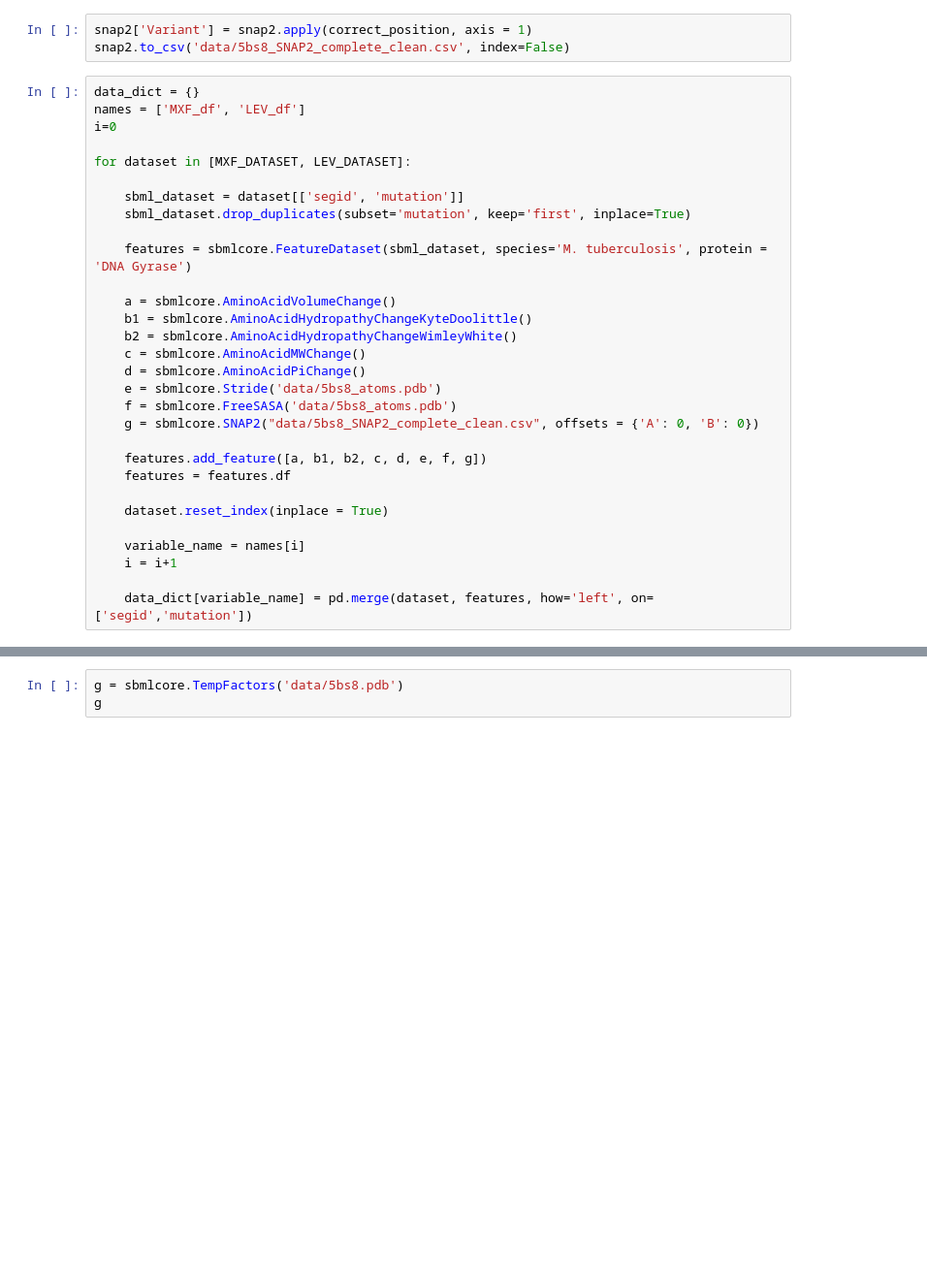
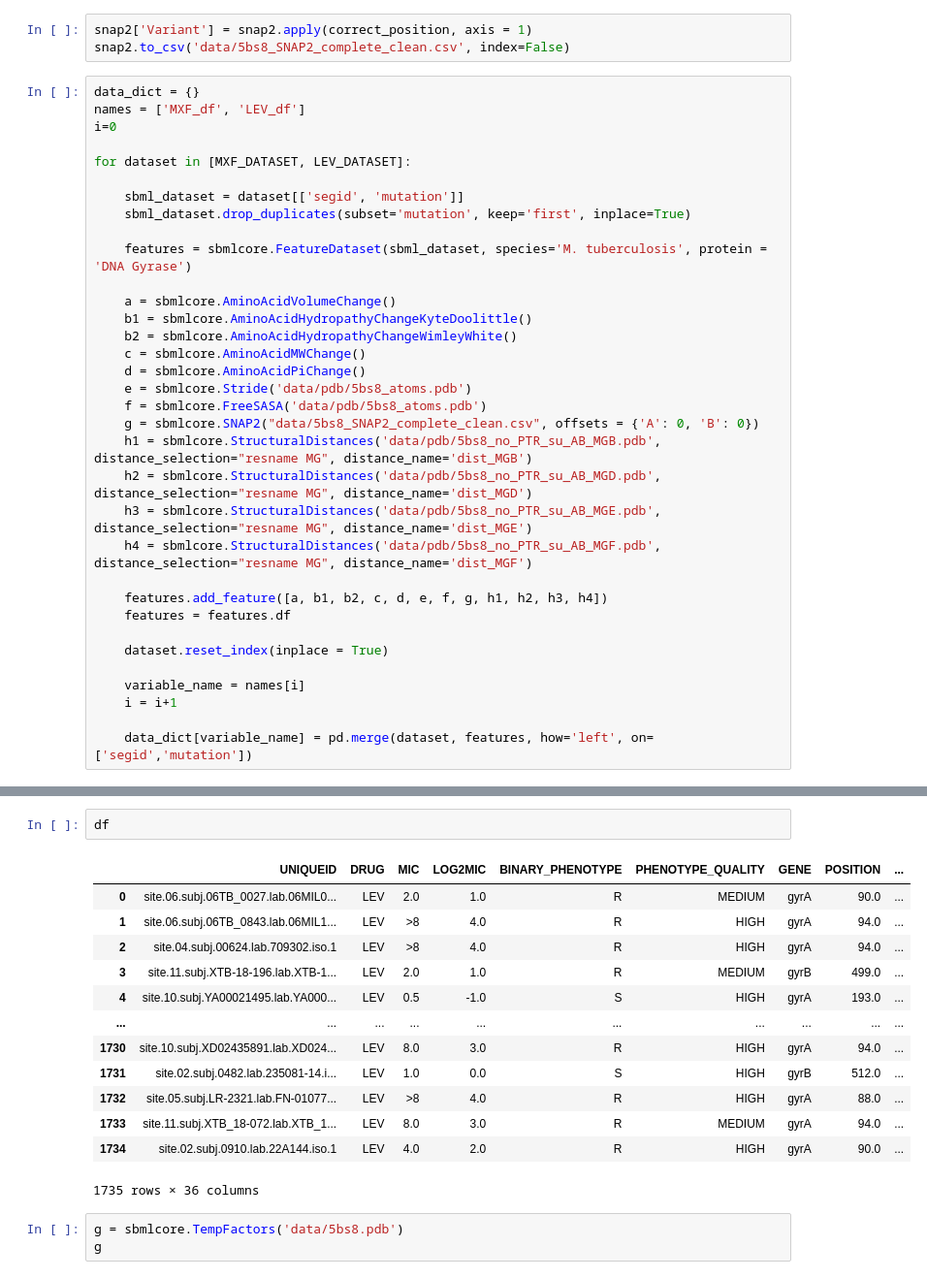
Before and after one commit to viktoria023/predict_FQ_resistance, a Jupyter notebook: 01_Dataset_prep.ipynb, the cells around one changed output, grey strips where cells are left out. Shown at 97% size. Drawn from its saved outputs; the diff is of its cells as text; blank space fills up the shorter version.

Commit message:
included distance to MG ions as features

```diff
--- a/01_Dataset_prep.ipynb
+++ b/01_Dataset_prep.ipynb
@@ -265,11 +267,15 @@ for dataset in [MXF_DATASET, LEV_DATASET]:
     b2 = sbmlcore.AminoAcidHydropathyChangeWimleyWhite()
     c = sbmlcore.AminoAcidMWChange()
     d = sbmlcore.AminoAcidPiChange()
-    e = sbmlcore.Stride('data/5bs8_atoms.pdb')
-    f = sbmlcore.FreeSASA('data/5bs8_atoms.pdb')
+    e = sbmlcore.Stride('data/pdb/5bs8_atoms.pdb')
+    f = sbmlcore.FreeSASA('data/pdb/5bs8_atoms.pdb')
     g = sbmlcore.SNAP2("data/5bs8_SNAP2_complete_clean.csv", offsets = {'A': 0, 'B': 0})
+    h1 = sbmlcore.StructuralDistances('data/pdb/5bs8_no_PTR_su_AB_MGB.pdb', distance_selection="resname MG", distance_name='dist_MGB')
+    h2 = sbmlcore.StructuralDistances('data/pdb/5bs8_no_PTR_su_AB_MGD.pdb', distance_selection="resname MG", distance_name='dist_MGD')
+    h3 = sbmlcore.StructuralDistances('data/pdb/5bs8_no_PTR_su_AB_MGE.pdb', distance_selection="resname MG", distance_name='dist_MGE')
+    h4 = sbmlcore.StructuralDistances('data/pdb/5bs8_no_PTR_su_AB_MGF.pdb', distance_selection="resname MG", distance_name='dist_MGF')
 
-    features.add_feature([a, b1, b2, c, d, e, f, g])
+    features.add_feature([a, b1, b2, c, d, e, f, g, h1, h2, h3, h4])
     features = features.df
 
     dataset.reset_index(inplace = True)
@@ -291,4 +298,20 @@ Index(['UNIQUEID', 'DRUG', 'MIC', 'LOG2MIC', 'BINARY_PHENOTYPE',
       dtype='object')
+# %%
+df
+# %% [output]
+|  | UNIQUEID | DRUG | MIC | LOG2MIC | BINARY_PHENOTYPE | PHENOTYPE_QUALITY | GENE | POSITION | ... |
+| 0 | site.06.subj.06TB_0027.lab.06MIL0... | LEV | 2.0 | 1.0 | R | MEDIUM | gyrA | 90.0 | ... |
+| 1 | site.06.subj.06TB_0843.lab.06MIL1... | LEV | >8 | 4.0 | R | HIGH | gyrA | 94.0 | ... |
+| 2 | site.04.subj.00624.lab.709302.iso.1 | LEV | >8 | 4.0 | R | HIGH | gyrA | 94.0 | ... |
+| 3 | site.11.subj.XTB-18-196.lab.XTB-1... | LEV | 2.0 | 1.0 | R | MEDIUM | gyrB | 499.0 | ... |
+| 4 | site.10.subj.YA00021495.lab.YA000... | LEV | 0.5 | -1.0 | S | HIGH | gyrA | 193.0 | ... |
+| ... | ... | ... | ... | ... | ... | ... | ... | ... | ... |
+| 1730 | site.10.subj.XD02435891.lab.XD024... | LEV | 8.0 | 3.0 | R | HIGH | gyrA | 94.0 | ... |
+| 1731 | site.02.subj.0482.lab.235081-14.i... | LEV | 1.0 | 0.0 | S | HIGH | gyrB | 512.0 | ... |
+| 1732 | site.05.subj.LR-2321.lab.FN-01077... | LEV | >8 | 4.0 | R | HIGH | gyrA | 88.0 | ... |
+| 1733 | site.11.subj.XTB_18-072.lab.XTB_1... | LEV | 8.0 | 3.0 | R | MEDIUM | gyrA | 94.0 | ... |
+| 1734 | site.02.subj.0910.lab.22A144.iso.1 | LEV | 4.0 | 2.0 | R | HIGH | gyrA | 90.0 | ... |
+1735 rows × 36 columns
 # %%
 g = sbmlcore.TempFactors('data/5bs8.pdb')
 g
```
Also changed, not shown: parts of 4 cells of this notebook, 1 other file.
